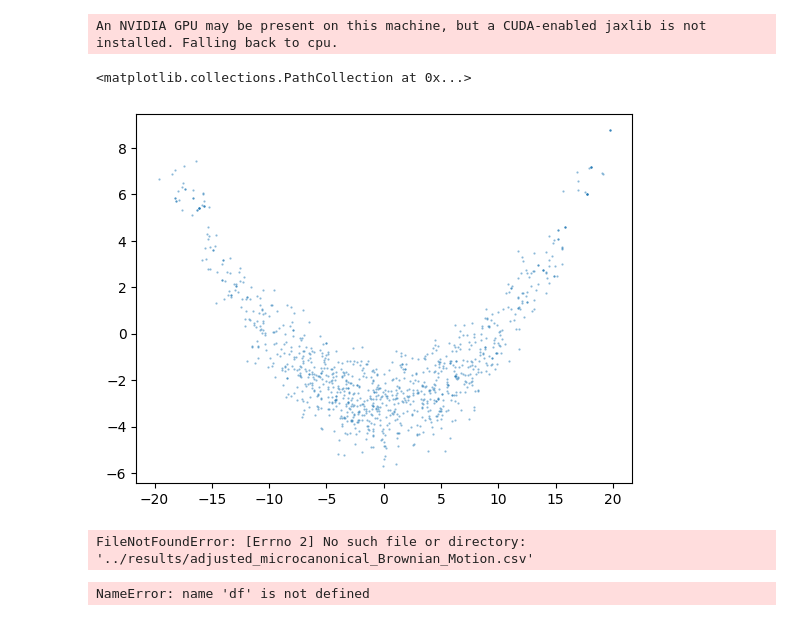
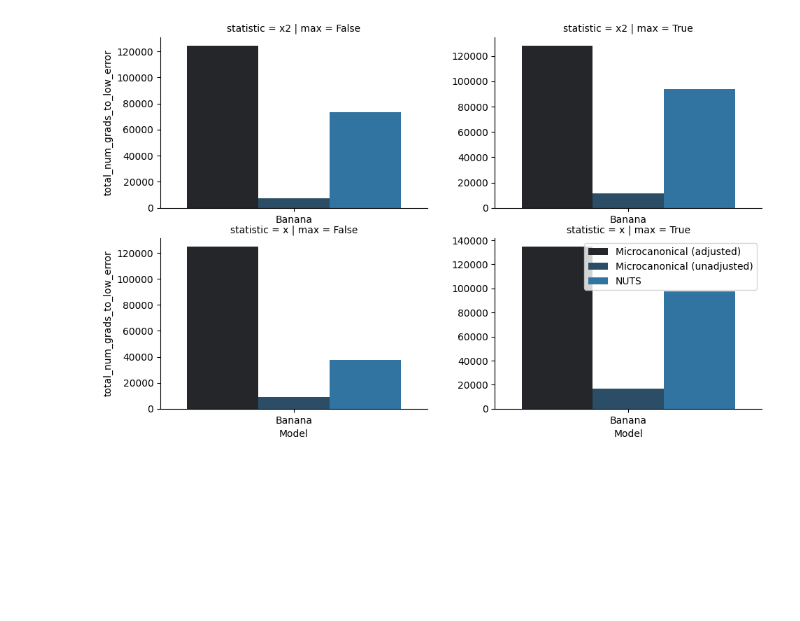
Before and after one commit to reubenharry/sampler-benchmarks, a Jupyter notebook: sampler-comparison/sampler_comparison/results/inspect_results.ipynb, the cells around one changed output. Saved outputs shown, nothing was run; the diff lists cells and outputs as text; code cells hidden in the pictures; blank space fills up the shorter version.

```diff
--- a/sampler-comparison/sampler_comparison/results/inspect_results.ipynb
+++ b/sampler-comparison/sampler_comparison/results/inspect_results.ipynb
@@ -17,62 +11,35 @@ To enable the following instructions: AVX2 FMA, in other operations, rebuild Ten
-# %%
-from src.models import models
-from src.models.standardgaussian import Gaussian
-
-samples, metadata = samplers['nuts'](return_samples=True)(
-        model=gym.targets.Banana(),
-        num_steps=1000,
-        initial_position=jnp.ones(2),
-        key=jax.random.PRNGKey(0))
-# %% [output]
-An NVIDIA GPU may be present on this machine, but a CUDA-enabled jaxlib is not installed. Falling back to cpu.
-# %%
-# scatter plot of samples
-plt.scatter(samples[:,0], samples[:,1], alpha=0.5, s=0.3)
-# %% [output]
-<matplotlib.collections.PathCollection at 0x...>
-[figure, removed]
 # %%
-# load df from results
-import itertools
-import os
-import pandas as pd
-
-# show paths available
-os.listdir(os.path.join('../', 'results'))
-
 df = pd.concat([pd.read_csv(os.path.join('..','results', f'{sampler}_{model}.csv')) for sampler, model in itertools.product(samplers, models)], ignore_index=True)
-# %% [output]
-FileNotFoundError: [Errno 2] No such file or directory: '../results/adjusted_microcanonical_Brownian_Motion.csv'
 # %%
 import numpy as np
 
 
 def display_results(model_name,df, include_tuning=False):
 
   df["PrettyName"] = df["Sampler"].apply({"nuts": "NUTS", "unadjusted_microcanonical": "Microcanonical (unadjusted)", "adjusted_microcanonical": "Microcanonical (adjusted)"}.get)
   df["total_num_grads_to_low_error"] = df["num_grads_to_low_error"] + df["num_tuning_grads"]
   df = df[df["Model"] == model_name]
 
   g = sns.FacetGrid(df,
               col='max',
               row="statistic",
               sharex=False,
               sharey=False,
               height=4,
              )
   g = g.map(sns.barplot, 'Model',  'total_num_grads_to_low_error' if include_tuning else "num_grads_to_low_error", "PrettyName",
             hue_order=np.unique(df["PrettyName"]),
             order=np.unique(df["Model"]),
             # log_scale=True,
             palette='dark:#1f77b4'
   )
   plt.legend()
   # plt.yscale('log')
 
   plt.gcf().set_size_inches(10, 6)
   plt.show()
 
 # display_results("Gaussian_10D", df, include_tuning=False)
-display_results("Banana", df, include_tuning=False)
+display_results("Banana", df, include_tuning=True)
 # %% [output]
-NameError: name 'df' is not defined
+[figure, added]
```
Also changed, not shown: parts of 1 cell of this notebook, 12 other files.
